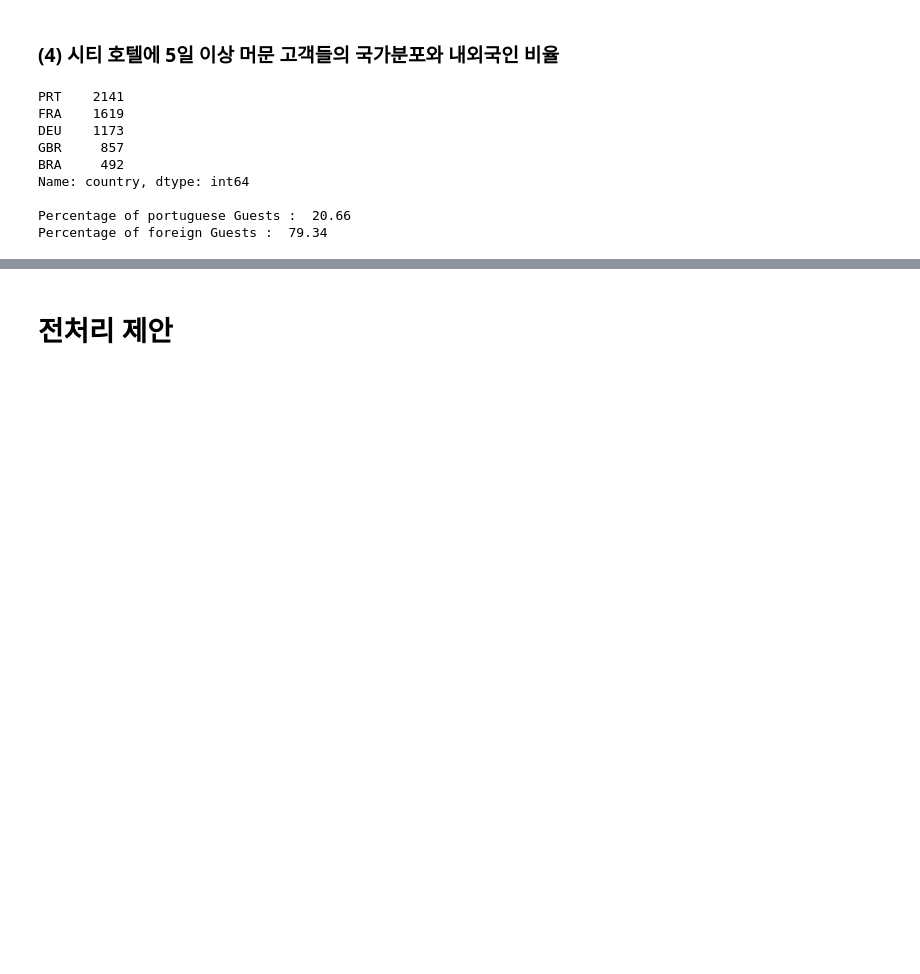
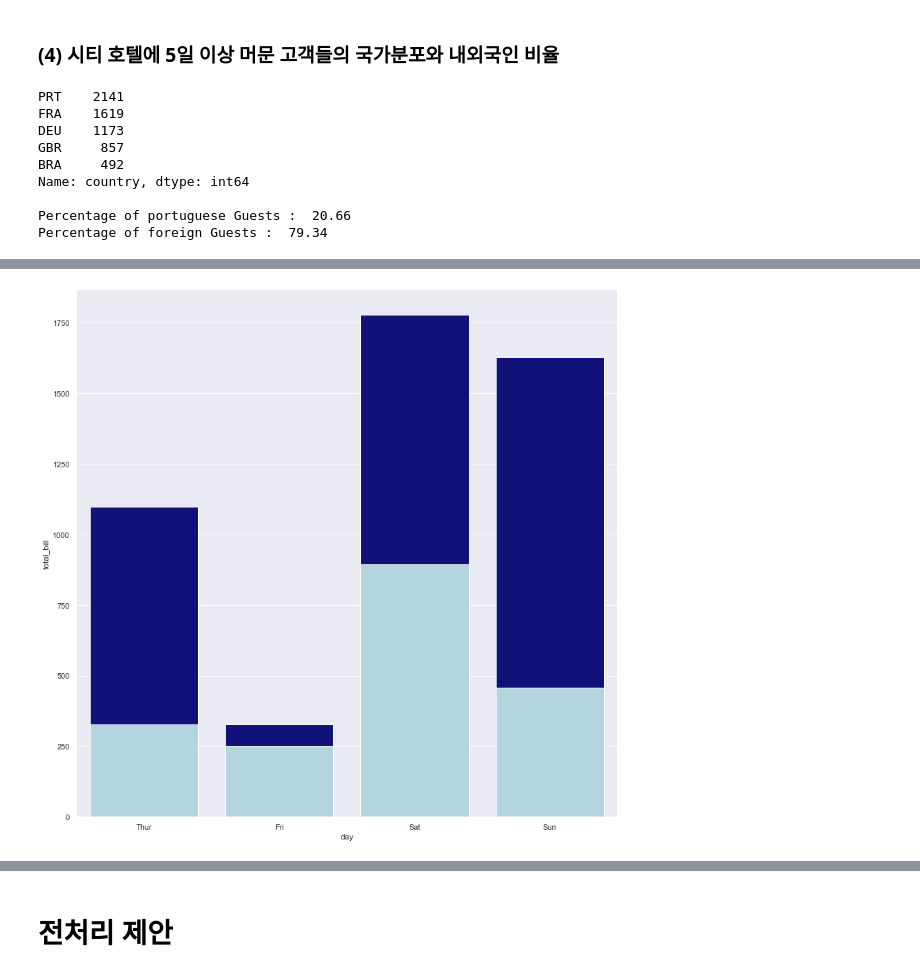
Before and after one commit to ABizCho/py_machineLearning, a Jupyter notebook: Assignment_Group/ML_group_project/ML_group_project_EDA.ipynb, the cells around one changed output, grey strips where cells are left out. Cells and saved outputs as stored; diff of their text form; code cells hidden in the pictures; blank space fills up the shorter version.

```diff
--- a/Assignment_Group/ML_group_project/ML_group_project_EDA.ipynb
+++ b/Assignment_Group/ML_group_project/ML_group_project_EDA.ipynb
@@ -443,0 +650,35 @@ Percentage of foreign Guests :  79.34
+# %%
+# STACKED BAR PLOT 만드는 법
+# import libraries
+import seaborn as sns
+import numpy as np
+import matplotlib.pyplot as plt
+import matplotlib.patches as mpatches
+
+# load dataset
+tips = sns.load_dataset("tips")
+
+# set plot style: grey grid in the background:
+sns.set(style="darkgrid")
+
+# set the figure size
+plt.figure(figsize=(14, 14))
+
+# top bar -> sum all values(smoker=No and smoker=Yes) to find y position of the bars
+total = tips.groupby('day')['total_bill'].sum().reset_index()
+
+# bar chart 1 -> top bars (group of 'smoker=No')
+bar1 = sns.barplot(x="day",  y="total_bill", data=total, color='darkblue')
+
+# bottom bar ->  take only smoker=Yes values from the data
+smoker = tips[tips.smoker=='Yes']
+
+# bar chart 2 -> bottom bars (group of 'smoker=Yes')
+bar2 = sns.barplot(x="day", y="total_bill", data=smoker, estimator=sum, ci=None,  color='lightblue')
+
+# add legend
+
+# show the graph
+plt.show()
+# %% [output]
+[figure, added]
```
Also changed, not shown: parts of 7 cells of this notebook, 2 other files.
